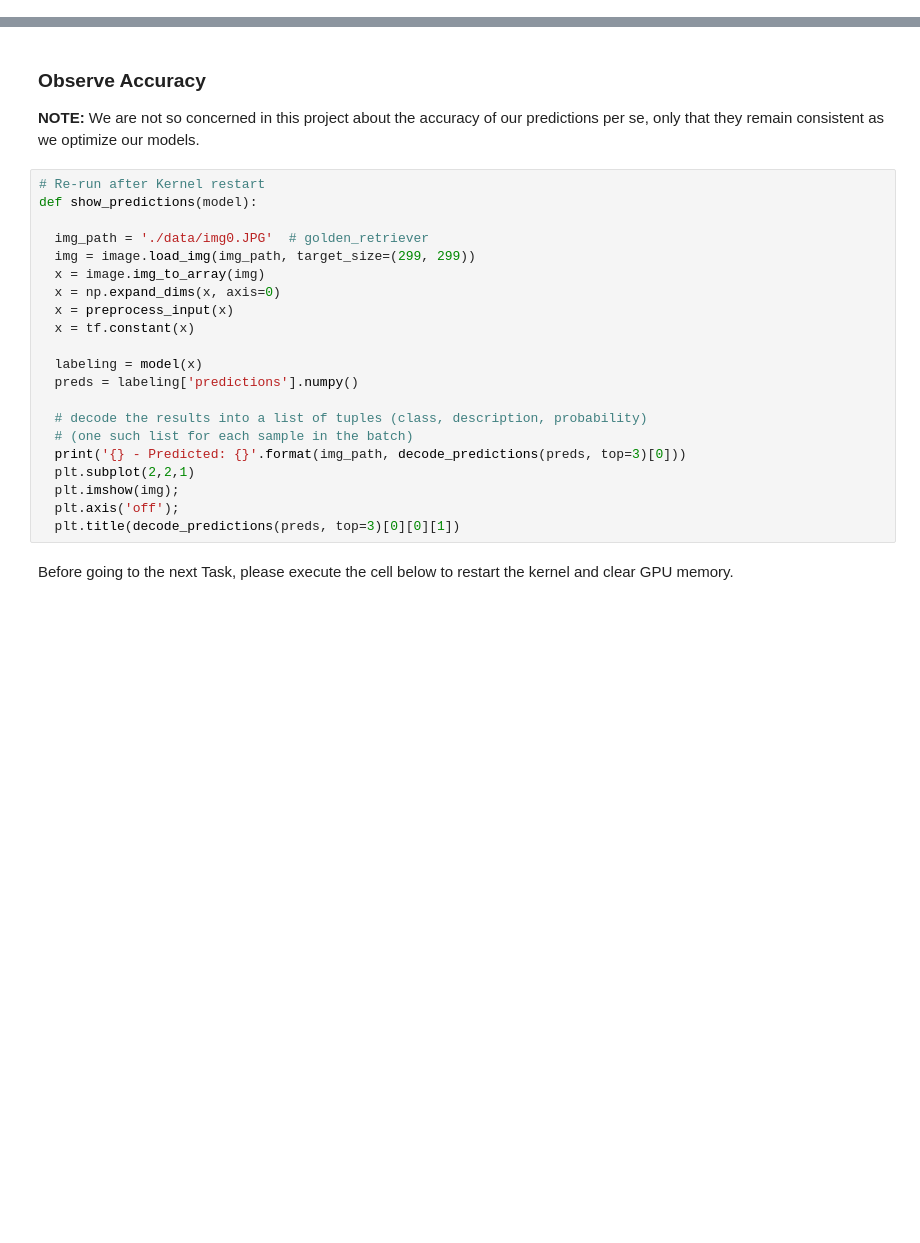
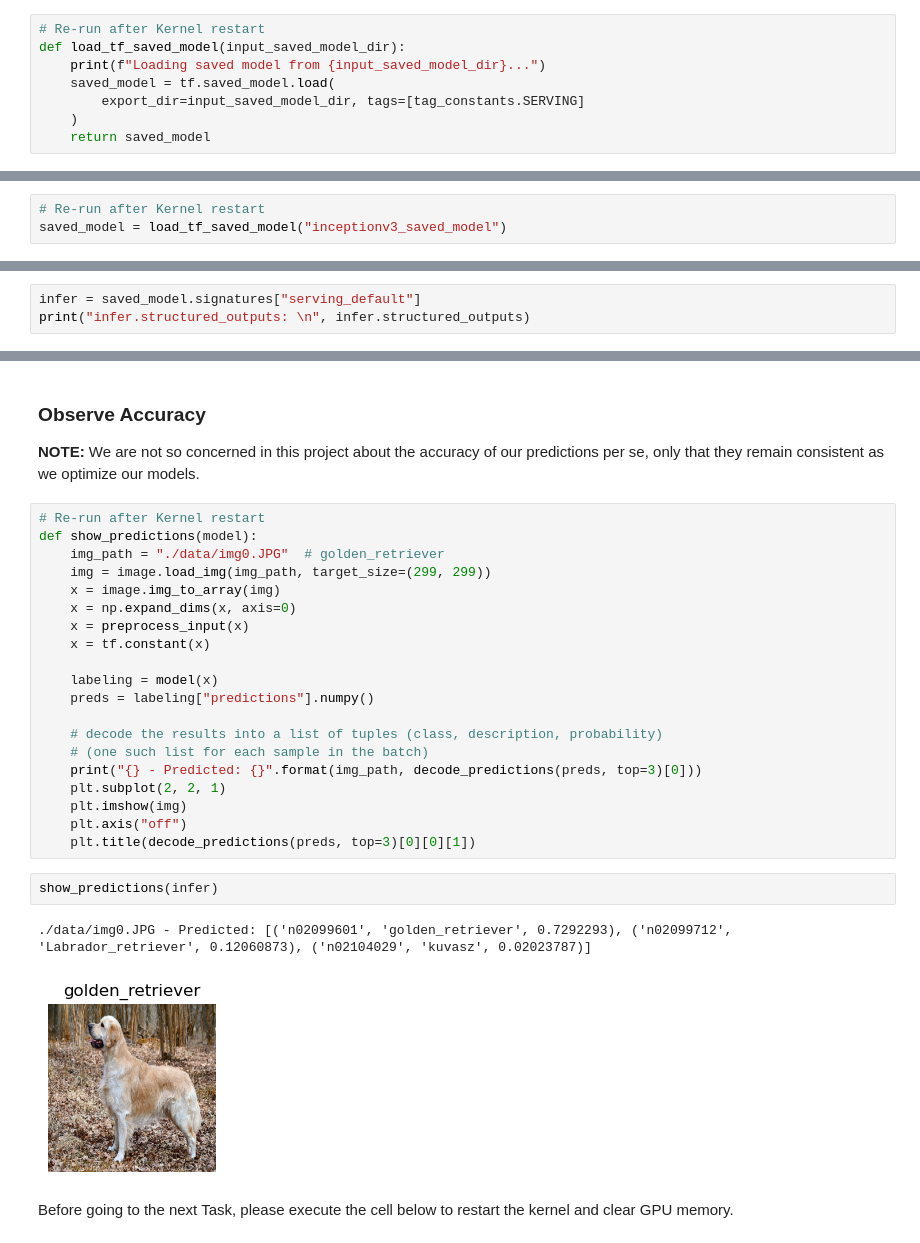
Before and after one commit to dingkwang/Optimize-TensorFlow-Models-For-Deployment-with-TensorRT, a Jupyter notebook: Learner_Optimize_TensorFlow_Models_For_Deployment_with_TensorRT.ipynb, the cells around one changed output, grey strips where cells are left out. Drawn from its saved outputs; the diff is of its cells as text; blank space fills up the shorter version.

```diff
--- a/Learner_Optimize_TensorFlow_Models_For_Deployment_with_TensorRT.ipynb
+++ b/Learner_Optimize_TensorFlow_Models_For_Deployment_with_TensorRT.ipynb
@@ -200,2 +276,13 @@ The `batch_input` helper function takes a batch_size, and returns a tensor with
+# %%
+# Re-run after Kernel restart
+def load_tf_saved_model(input_saved_model_dir):
+    print(f"Loading saved model from {input_saved_model_dir}...")
+    saved_model = tf.saved_model.load(
+        export_dir=input_saved_model_dir, tags=[tag_constants.SERVING]
+    )
+    return saved_model
 # %% [markdown]
 Here we load a previously saved InceptionV3 model.
+# %%
+# Re-run after Kernel restart
+saved_model = load_tf_saved_model("inceptionv3_saved_model")
@@ -201,0 +295,3 @@ Here we load a previously saved InceptionV3 model.
+# %%
+infer = saved_model.signatures["serving_default"]
+print("infer.structured_outputs: \n", infer.structured_outputs)
@@ -249,24 +370,28 @@ def predict_and_benchmark_throughput(batched_input, infer, N_warmup_run=50, N_ru
 # %%
 # Re-run after Kernel restart
 def show_predictions(model):
+    img_path = "./data/img0.JPG"  # golden_retriever
+    img = image.load_img(img_path, target_size=(299, 299))
+    x = image.img_to_array(img)
+    x = np.expand_dims(x, axis=0)
+    x = preprocess_input(x)
+    x = tf.constant(x)
 
-  img_path = './data/img0.JPG'  # golden_retriever
-  img = image.load_img(img_path, target_size=(299, 299))
-  x = image.img_to_array(img)
-  x = np.expand_dims(x, axis=0)
-  x = preprocess_input(x)
-  x = tf.constant(x)
+    labeling = model(x)
+    preds = labeling["predictions"].numpy()
 
-  labeling = model(x)
-  preds = labeling['predictions'].numpy()
-
-  # decode the results into a list of tuples (class, description, probability)
-  # (one such list for each sample in the batch)
-  print('{} - Predicted: {}'.format(img_path, decode_predictions(preds, top=3)[0]))
-  plt.subplot(2,2,1)
-  plt.imshow(img);
-  plt.axis('off');
-  plt.title(decode_predictions(preds, top=3)[0][0][1])
+    # decode the results into a list of tuples (class, description, probability)
+    # (one such list for each sample in the batch)
+    print("{} - Predicted: {}".format(img_path, decode_predictions(preds, top=3)[0]))
+    plt.subplot(2, 2, 1)
+    plt.imshow(img)
+    plt.axis("off")
+    plt.title(decode_predictions(preds, top=3)[0][0][1])
+# %%
+show_predictions(infer)
+# %% [output]
+./data/img0.JPG - Predicted: [('n02099601', 'golden_retriever', 0.7292293), ('n02099712', 'Labrador_retriever', 0.12060873), ('n02104029', 'kuvasz', 0.02023787)]
+[figure, added]
 # %% [markdown]
 Before going to the next Task, please execute the cell below to restart the kernel and clear GPU memory.
 # %%
```
Also changed, not shown: parts of 40 cells of this notebook, 27 other files.
